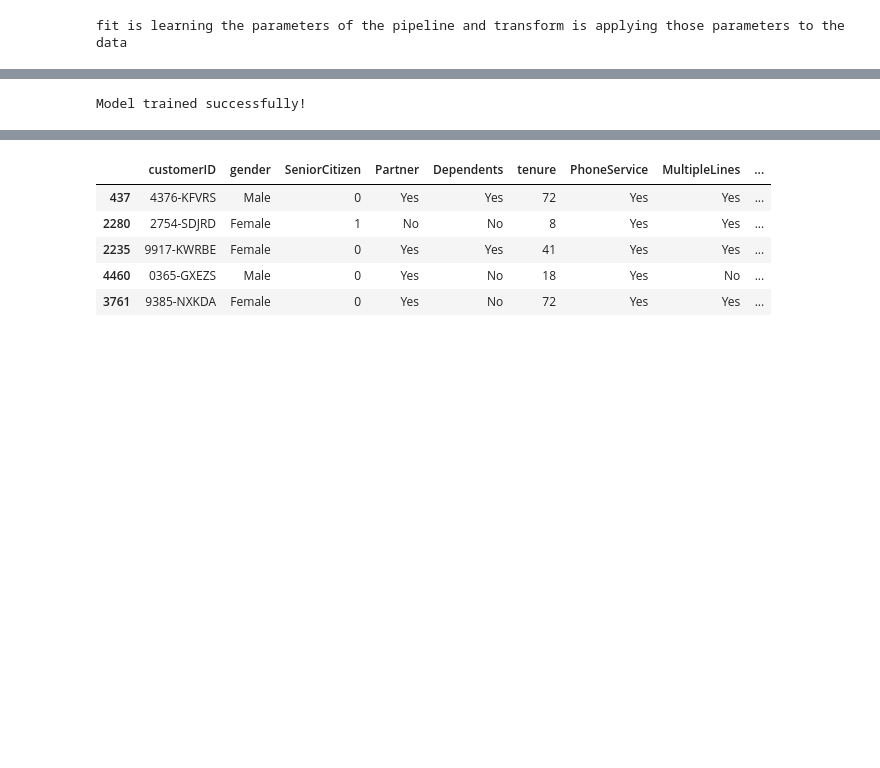
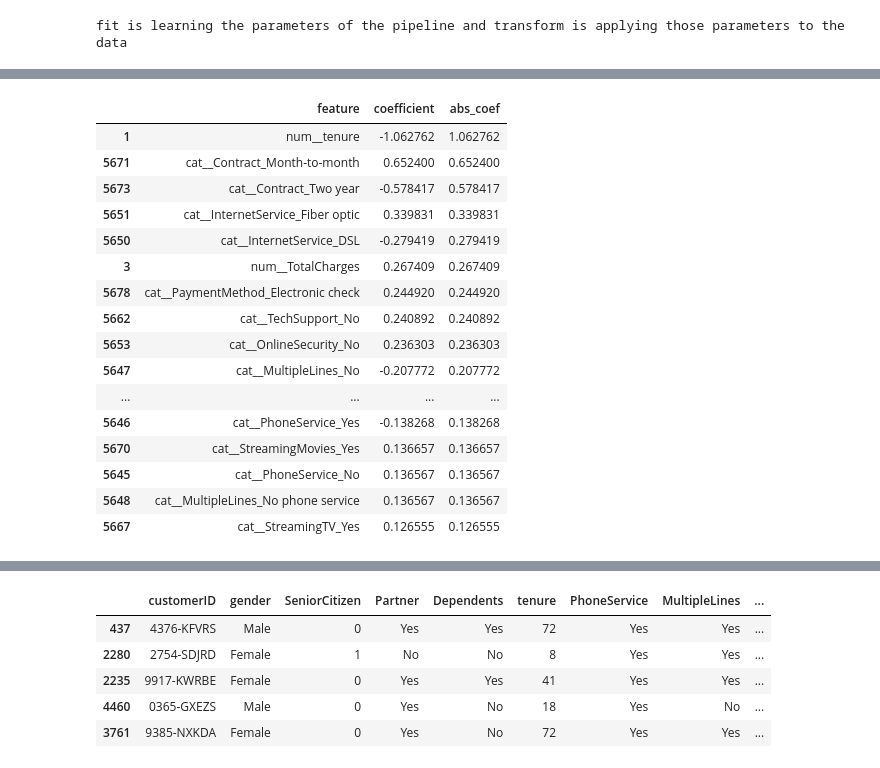
Before and after one commit to karnam-ui/PROJECTS, a Jupyter notebook: ChurnPrediction/Dataset.ipynb, the cells around one changed output, grey strips where cells are left out. Cells and saved outputs as stored; diff of their text form; code cells hidden in the pictures; blank space fills up the shorter version.

```diff
--- a/ChurnPrediction/Dataset.ipynb
+++ b/ChurnPrediction/Dataset.ipynb
@@ -379,9 +472,6 @@ dtype: float64
 # (higher the value of c less regularization)
 # %%
 
-print("Model trained successfully!")
 #convergence is saturation point where how much i ever i change my wieghts further the performance will not improve
 #max_iter is hthe number of chances to adjust the weights to reach the convergence point and if we dont reach the convergence point
 # in those chances we get a warning that the model did not converge and we might not get the best performance from the model.
-# %% [output]
-Model trained successfully!
@@ -388,3 +485,36 @@ Model trained successfully!
+# %%
+feature_names = model_log.named_steps["preprocessor"].get_feature_names_out()
+coefs = model_log.named_steps["classifier"].coef_[0]
+
+import pandas as pd
+
+coef_df = pd.DataFrame({
+    "feature": feature_names,
+    "coefficient": coefs
+})
+
+coef_df["abs_coef"] = coef_df["coefficient"].abs()
+coef_df = coef_df.sort_values(by="abs_coef", ascending=False)
+
+coef_df.head(20)
+# %% [output]
+|  | feature | coefficient | abs_coef |
+| 1 | num__tenure | -1.062762 | 1.062762 |
+| 5671 | cat__Contract_Month-to-month | 0.652400 | 0.652400 |
+| 5673 | cat__Contract_Two year | -0.578417 | 0.578417 |
+| 5651 | cat__InternetService_Fiber optic | 0.339831 | 0.339831 |
+| 5650 | cat__InternetService_DSL | -0.279419 | 0.279419 |
+| 3 | num__TotalCharges | 0.267409 | 0.267409 |
+| 5678 | cat__PaymentMethod_Electronic check | 0.244920 | 0.244920 |
+| 5662 | cat__TechSupport_No | 0.240892 | 0.240892 |
+| 5653 | cat__OnlineSecurity_No | 0.236303 | 0.236303 |
+| 5647 | cat__MultipleLines_No | -0.207772 | 0.207772 |
+| ... | ... | ... | ... |
+| 5646 | cat__PhoneService_Yes | -0.138268 | 0.138268 |
+| 5670 | cat__StreamingMovies_Yes | 0.136657 | 0.136657 |
+| 5645 | cat__PhoneService_No | 0.136567 | 0.136567 |
+| 5648 | cat__MultipleLines_No phone service | 0.136567 | 0.136567 |
+| 5667 | cat__StreamingTV_Yes | 0.126555 | 0.126555 |
 # %%
 #predict_proba gives the probability of the positive class and we take the second column of the output to get the probabilities of the positive class.
 #roc_auc_score is a metric that is used to evaluate the performance of a binary classification model and it is calculated as the area under the
```
Also changed, not shown: parts of 18 cells of this notebook.
